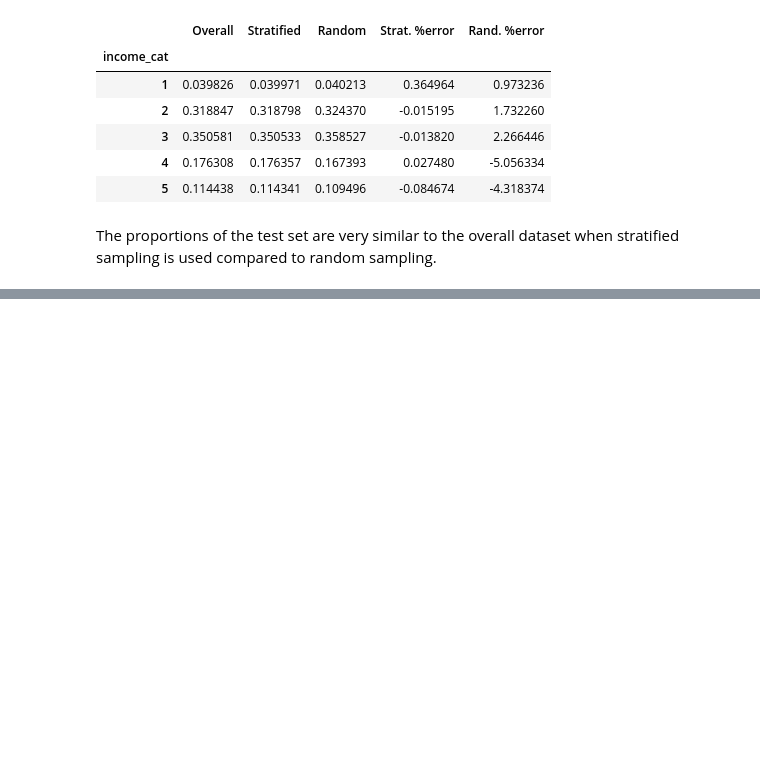
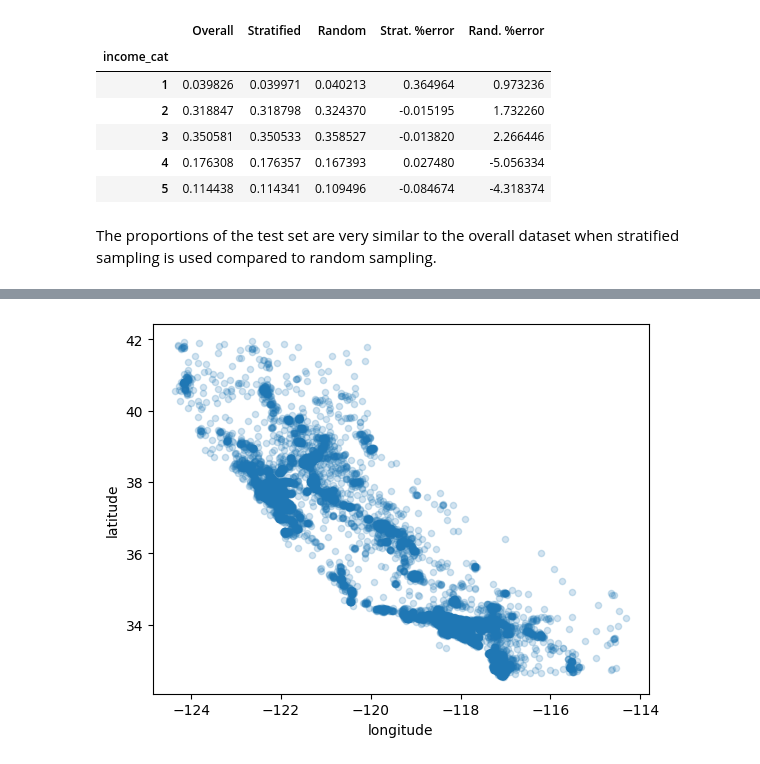
Before and after one commit to tanjatom/MachineLearning, a Jupyter notebook: Regression/housing-prices-California.ipynb, the cells around one changed output, grey strips where cells are left out. Cells and saved outputs as stored; diff of their text form; code cells hidden in the pictures; blank space fills up the shorter version.

```diff
--- a/Regression/housing-prices-California.ipynb
+++ b/Regression/housing-prices-California.ipynb
@@ -159,0 +175,6 @@ for data in (strata_train_set, strata_test_set):
+# %%
+# Visualize high density of data points
+housing.plot(x='longitude', y='latitude', kind='scatter', alpha=0.2)
+plt.show()
+# %% [output]
+[figure, added]
```
Also changed, not shown: parts of 30 cells of this notebook.
